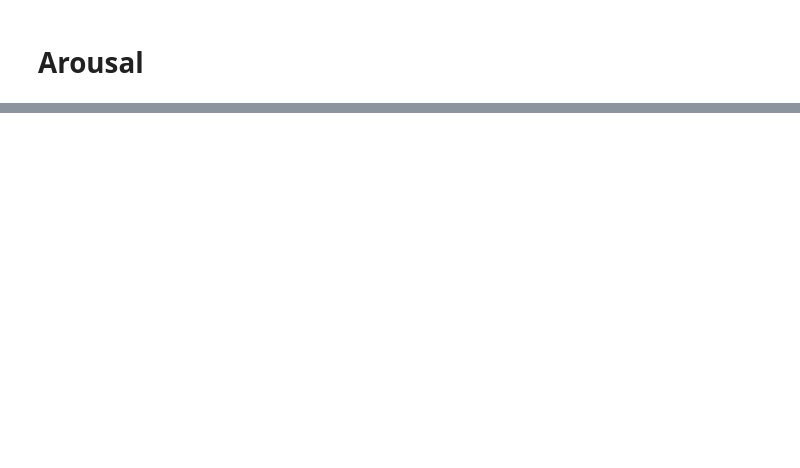
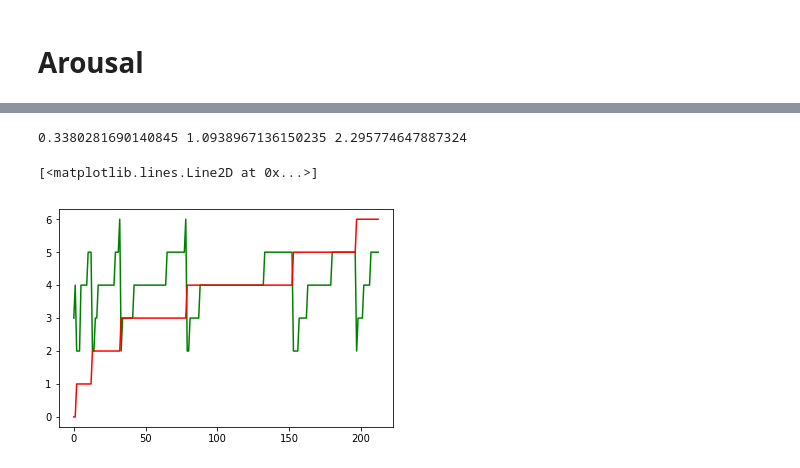
Before and after one commit to Didanny/EECE-499-Emotion-Recognition, a Jupyter notebook: Python Code/MLPClassifier_MAE.ipynb, the cells around one changed output, grey strips where cells are left out. Saved outputs shown, nothing was run; the diff lists cells and outputs as text; code cells hidden in the pictures; blank space fills up the shorter version.

```diff
--- a/Python Code/MLPClassifier_MAE.ipynb
+++ b/Python Code/MLPClassifier_MAE.ipynb
@@ -115,0 +129,13 @@ array([10, 11, 12, 13, 14])
+# %%
+param_space = {
+    'hidden_layer_sizes': [(50,50,50), (50,100,50), (100,)],
+    'activation': ['relu'],
+    'solver': ['adam', 'sgd'],
+    'alpha': [0.0001, 0.05],
+    'learning_rate': ['constant','adaptive'],
+}
+# %%
+classifier = MLPClassifier(random_state=42)
+
+grid_search = GridSearchCV(classifier, param_grid=param_space, cv=StratifiedKFold(2), scoring='neg_mean_squared_error', verbose=1)
+grid_search.fit(X_train, y_train)
@@ -115,0 +181,2 @@ array([10, 11, 12, 13, 14])
+# %%
+y_pred = grid_search.predict(X_test)
@@ -115,0 +199,12 @@ array([10, 11, 12, 13, 14])
+# %%
+print(accuracy, mae, rmse)
+# %% [output]
+0.3380281690140845 1.0938967136150235 2.295774647887324
+# %%
+y_new = sort_list(y_pred, y_test)
+
+plt.plot(y_new, color='green')
+plt.plot(sorted(y_test), color='red')
+# %% [output]
+[<matplotlib.lines.Line2D at 0x...>]
+[figure, added]
```
Also changed, not shown: parts of 20 cells of this notebook.
